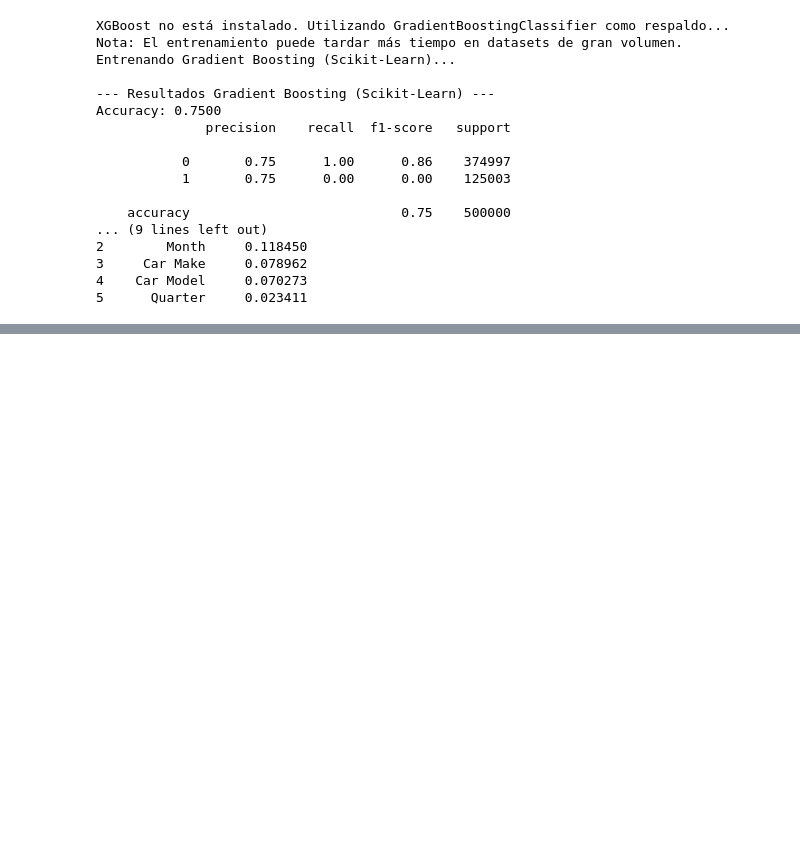
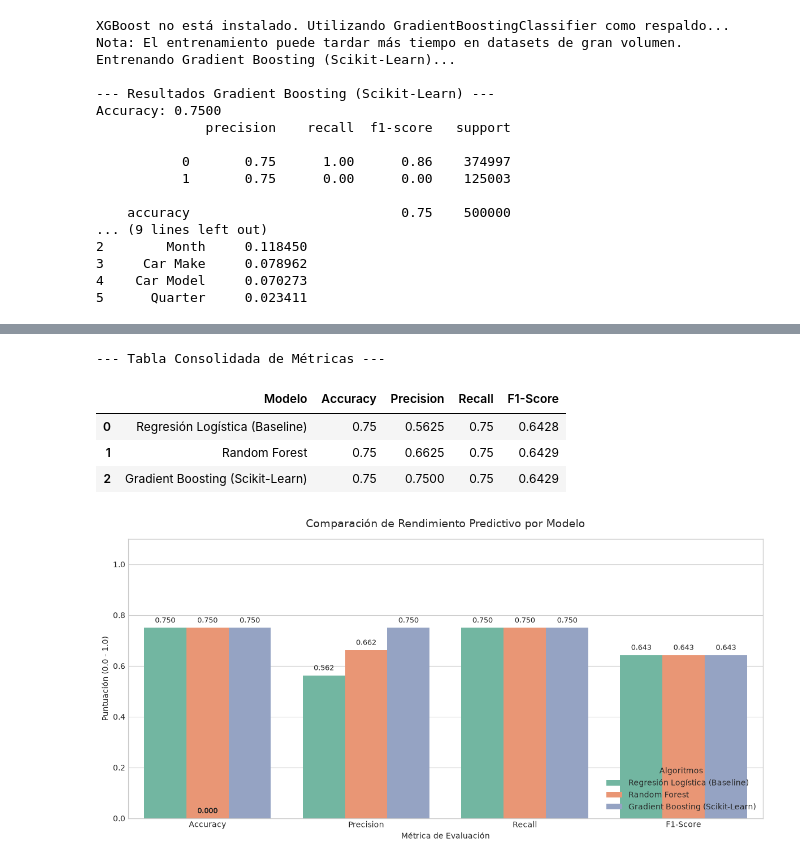
Before and after one commit to Jquishpeq923/car-sales-bigdata, a Jupyter notebook: proyecto_integrador.ipynb, the cells around one changed output, grey strips where cells are left out. Cells and saved outputs as stored; diff of their text form; code cells hidden in the pictures; blank space fills up the shorter version.

Commit message:
Wip: Comparar métricas de modelos

```diff
--- a/proyecto_integrador.ipynb
+++ b/proyecto_integrador.ipynb
@@ -1213,0 +1219,66 @@ Accuracy: 0.7500
+# %%
+import pandas as pd
+import matplotlib.pyplot as plt
+import seaborn as sns
+from sklearn.metrics import accuracy_score, precision_score, recall_score, f1_score
+
+# 1. Función auxiliar para calcular y extraer todas las métricas de un modelo
+# Utilizamos average='weighted' por si las clases de High_Value_Sale están desbalanceadas
+def obtener_metricas(y_true, y_pred, nombre):
+    return {
+        'Modelo': nombre,
+        'Accuracy': accuracy_score(y_true, y_pred),
+        'Precision': precision_score(y_true, y_pred, average='weighted', zero_division=0),
+        'Recall': recall_score(y_true, y_pred, average='weighted', zero_division=0),
+        'F1-Score': f1_score(y_true, y_pred, average='weighted', zero_division=0)
+    }
+
+# 2. Recopilar las métricas de los tres modelos previamente entrenados
+# (Asume que y_pred_log, y_pred_rf, y_pred_boost y la variable nombre_modelo siguen en memoria)
+lista_metricas = [
+    obtener_metricas(y_test, y_pred_log, 'Regresión Logística (Baseline)'),
+    obtener_metricas(y_test, y_pred_rf, 'Random Forest'),
+    obtener_metricas(y_test, y_pred_boost, nombre_modelo) # nombre_modelo viene del paso 12
+]
+
+# 3. Crear el DataFrame Comparativo
+df_comparativa = pd.DataFrame(lista_metricas)
+
+# 4. Mostrar la tabla con formato en Jupyter
+print("--- Tabla Consolidada de Métricas ---")
+display(df_comparativa.round(4)) # display() crea una tabla HTML muy limpia en el Notebook
+
+# ================= GRÁFICO COMPARATIVO =================
+
+# 5. Transformar el DataFrame para facilitar la graficación con Seaborn (formato "long")
+df_melted = df_comparativa.melt(id_vars='Modelo', var_name='Métrica', value_name='Puntuación')
+
+# 6. Crear el gráfico de barras agrupadas
+plt.figure(figsize=(12, 6))
+grafico = sns.barplot(x='Métrica', y='Puntuación', hue='Modelo', data=df_melted, palette='Set2')
+
+# Ajustes estéticos del gráfico
+plt.title('Comparación de Rendimiento Predictivo por Modelo', fontsize=14, pad=15)
+plt.ylim(0, 1.1) # Rango de 0 a 1 para porcentajes
+plt.ylabel('Puntuación (0.0 - 1.0)')
+plt.xlabel('Métrica de Evaluación')
+plt.legend(loc='lower right', title='Algoritmos')
+
+# Añadir las etiquetas de datos sobre cada barra para mayor claridad
+for p in grafico.patches:
+    grafico.annotate(format(p.get_height(), '.3f'),
+                     (p.get_x() + p.get_width() / 2., p.get_height()),
+                     ha = 'center', va = 'center',
+                     xytext = (0, 9),
+                     textcoords = 'offset points',
+                     fontsize=9)
+
+plt.tight_layout()
+plt.show()
+# %% [output]
+--- Tabla Consolidada de Métricas ---
+|  | Modelo | Accuracy | Precision | Recall | F1-Score |
+| 0 | Regresión Logística (Baseline) | 0.75 | 0.5625 | 0.75 | 0.6428 |
+| 1 | Random Forest | 0.75 | 0.6625 | 0.75 | 0.6429 |
+| 2 | Gradient Boosting (Scikit-Learn) | 0.75 | 0.7500 | 0.75 | 0.6429 |
+[figure, added]
```
Also changed, not shown: parts of 4 cells of this notebook.
